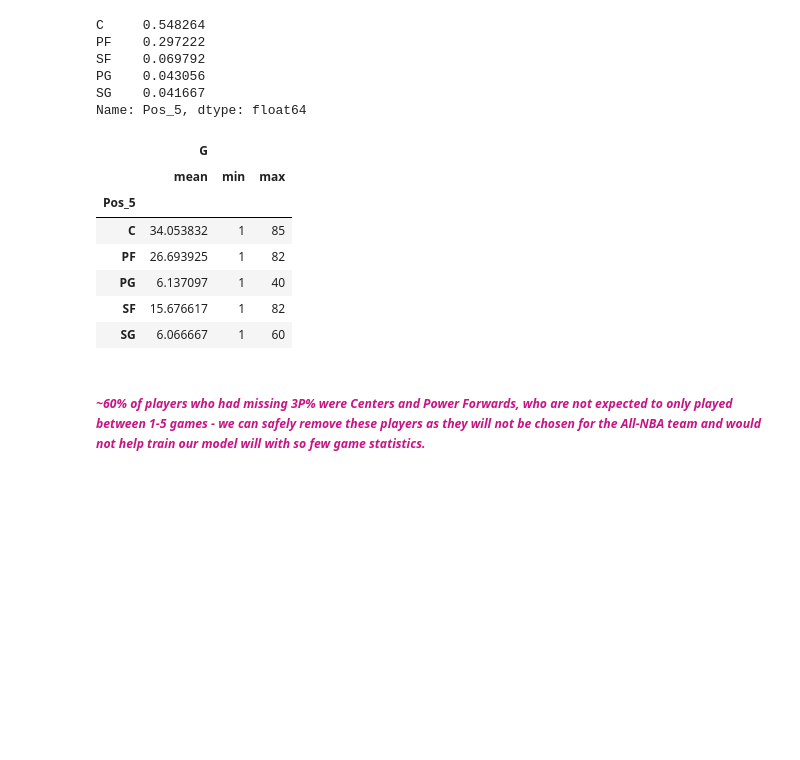
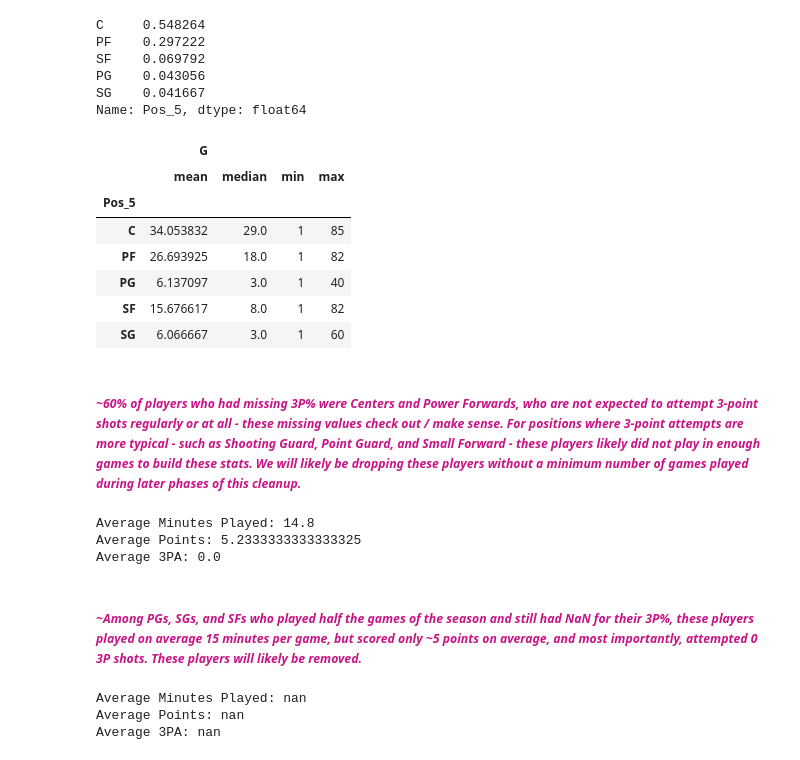
Before and after one commit to farahmalik11/DSI508_Capstone, a Jupyter notebook: code/02_Data_Cleaning_and_EDA.ipynb, the cells around one changed output. Drawn from its saved outputs; the diff is of its cells as text; code cells hidden in the pictures; blank space fills up the shorter version.

```diff
--- a/code/02_Data_Cleaning_and_EDA.ipynb
+++ b/code/02_Data_Cleaning_and_EDA.ipynb
@@ -559,17 +559,34 @@ Name: Pos_5, dtype: float64
 miss_3p = stats2[stats2['pg_3P%'].isnull()]
 # %%
 miss_3p.groupby('Pos_5').agg({
-    'G' : ['mean', 'min', 'max']})
+    'G' : ['mean', 'median', 'min', 'max']})
 # %% [output]
-|  | G |  |  |
-|  | mean | min | max |
-| Pos_5 |  |  |  |
-| C | 34.053832 | 1 | 85 |
-| PF | 26.693925 | 1 | 82 |
-| PG | 6.137097 | 1 | 40 |
-| SF | 15.676617 | 1 | 82 |
-| SG | 6.066667 | 1 | 60 |
+|  | G |  |  |  |
+|  | mean | median | min | max |
+| Pos_5 |  |  |  |  |
+| C | 34.053832 | 29.0 | 1 | 85 |
+| PF | 26.693925 | 18.0 | 1 | 82 |
+| PG | 6.137097 | 3.0 | 1 | 40 |
+| SF | 15.676617 | 8.0 | 1 | 82 |
+| SG | 6.066667 | 3.0 | 1 | 60 |
 # %% [markdown]
-##### <span style = 'color:mediumvioletred'> _~60% of players who had missing 3P% were Centers and Power Forwards, who are not expected to   only played between 1-5 games - we can safely remove these players as they will not be chosen for the All-NBA team and would not help train our model will with so few game statistics._ </span>
+##### <span style = 'color:mediumvioletred'> _~60% of players who had missing 3P% were Centers and Power Forwards, who are not expected to attempt 3-point shots regularly or at all - these missing values check out / make sense. For positions where 3-point attempts are more typical - such as Shooting Guard, Point Guard, and Small Forward - these players likely did not play in enough games to build these stats. We will likely be dropping these players without a minimum number of games played during later phases of this cleanup._ </span>
-# %% [markdown]
-###
+# %%
+print('Average Minutes Played: ' + str(miss_3p[(miss_3p.G >= 40) & (~miss_3p.Pos_5.isin(['PF', 'C']))].pg_MP.mean()))
+print('Average Points: ' + str(miss_3p[(miss_3p.G >= 40) & (~miss_3p.Pos_5.isin(['PF', 'C']))].pg_PTS.mean()))
+print('Average 3PA: ' + str(miss_3p[(miss_3p.G >= 40) & (~miss_3p.Pos_5.isin(['PF', 'C']))].pg_3PA.mean()))
+# %% [output]
+Average Minutes Played: 14.8
+Average Points: 5.2333333333333325
+Average 3PA: 0.0
+# %% [markdown]
+##### <span style = 'color:mediumvioletred'> _~Among PGs, SGs, and SFs who played half the games of the season and still had NaN for their 3P%, these players played on average 15 minutes per game, but scored only ~5 points on average, and most importantly, attempted 0 3P shots. These players will likely be removed._ </span>
+# %%
+miss_2p = stats2[stats2['pg_2P%'].isnull()]
+print('Average Minutes Played: ' + str(miss_2p[(miss_2p.G >= 40) & (~miss_2p.Pos_5.isin(['PF', 'C']))].pg_MP.mean()))
+print('Average Points: ' + str(miss_2p[(miss_2p.G >= 40) & (~miss_2p.Pos_5.isin(['PF', 'C']))].pg_PTS.mean()))
+print('Average 2PA: ' + str(miss_2p[(miss_2p.G >= 40) & (~miss_2p.Pos_5.isin(['PF', 'C']))].pg_2PA.mean()))
+# %% [output]
+Average Minutes Played: nan
+Average Points: nan
+Average 3PA: nan
```
Also changed, not shown: parts of 2 cells of this notebook.
